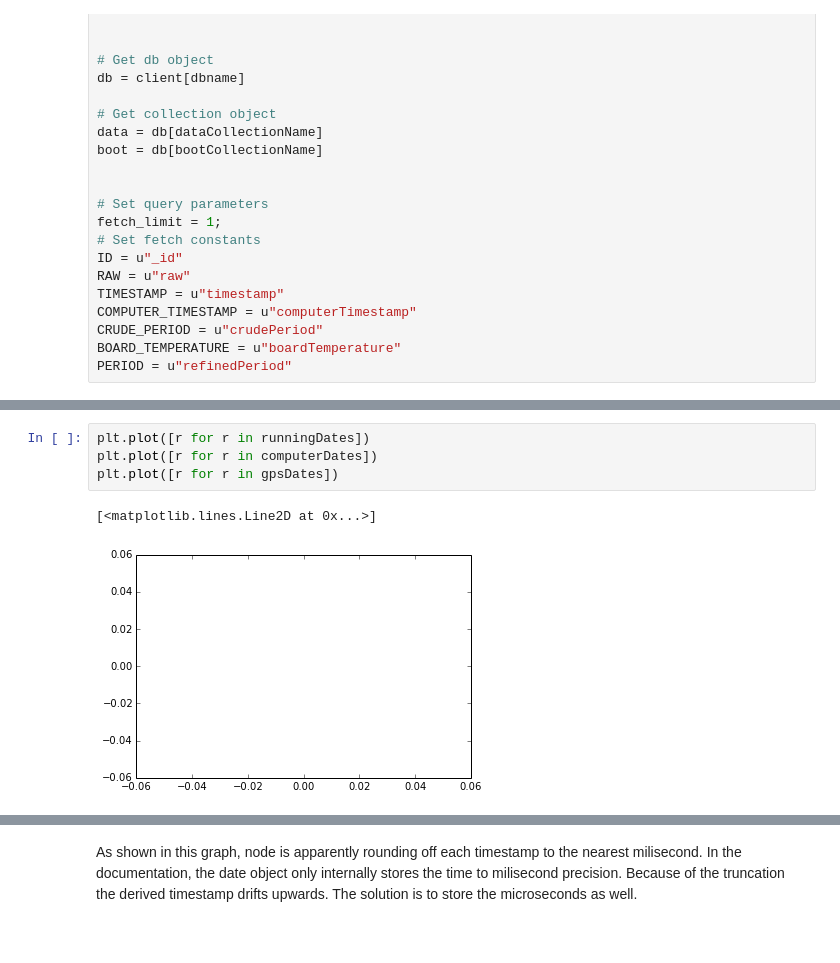
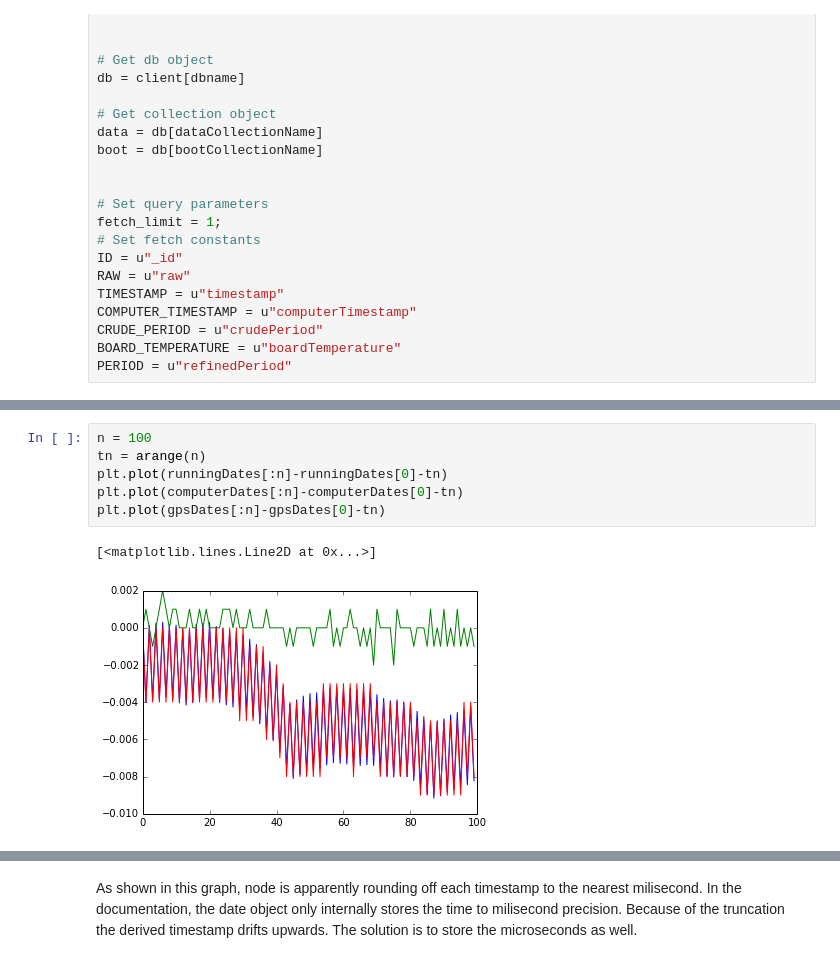
Before and after one commit to captainkirkby/Gears, a Jupyter notebook: node/GPS Time drift.ipynb, the cells around one changed output, grey strips where cells are left out. Cells and saved outputs as stored; diff of their text form.

```diff
--- a/node/GPS Time drift.ipynb
+++ b/node/GPS Time drift.ipynb
@@ -108,10 +109,12 @@ print timePassed
-# %%
-plt.plot([r for r in runningDates])
-plt.plot([r for r in computerDates])
-plt.plot([r for r in gpsDates])
-# %% [output]
-[<matplotlib.lines.Line2D at 0x...>]
-[figure, removed]
+# %%
+n = 100
+tn = arange(n)
+plt.plot(runningDates[:n]-runningDates[0]-tn)
+plt.plot(computerDates[:n]-computerDates[0]-tn)
+plt.plot(gpsDates[:n]-gpsDates[0]-tn)
+# %% [output]
+[<matplotlib.lines.Line2D at 0x...>]
+[figure, added]
 # %%
 fig = plt.figure(figsize = (16,8), dpi = 80)
 
```
Also changed, not shown: parts of 11 cells of this notebook.
